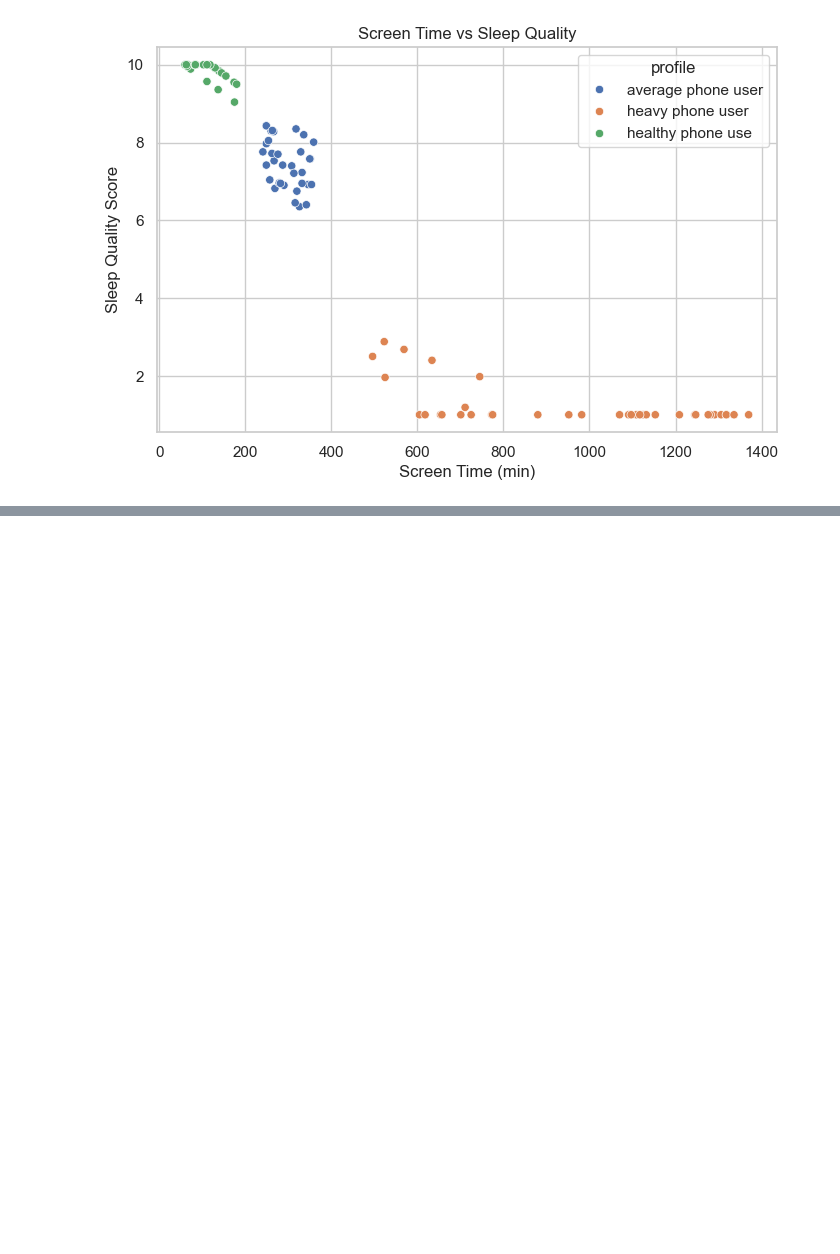
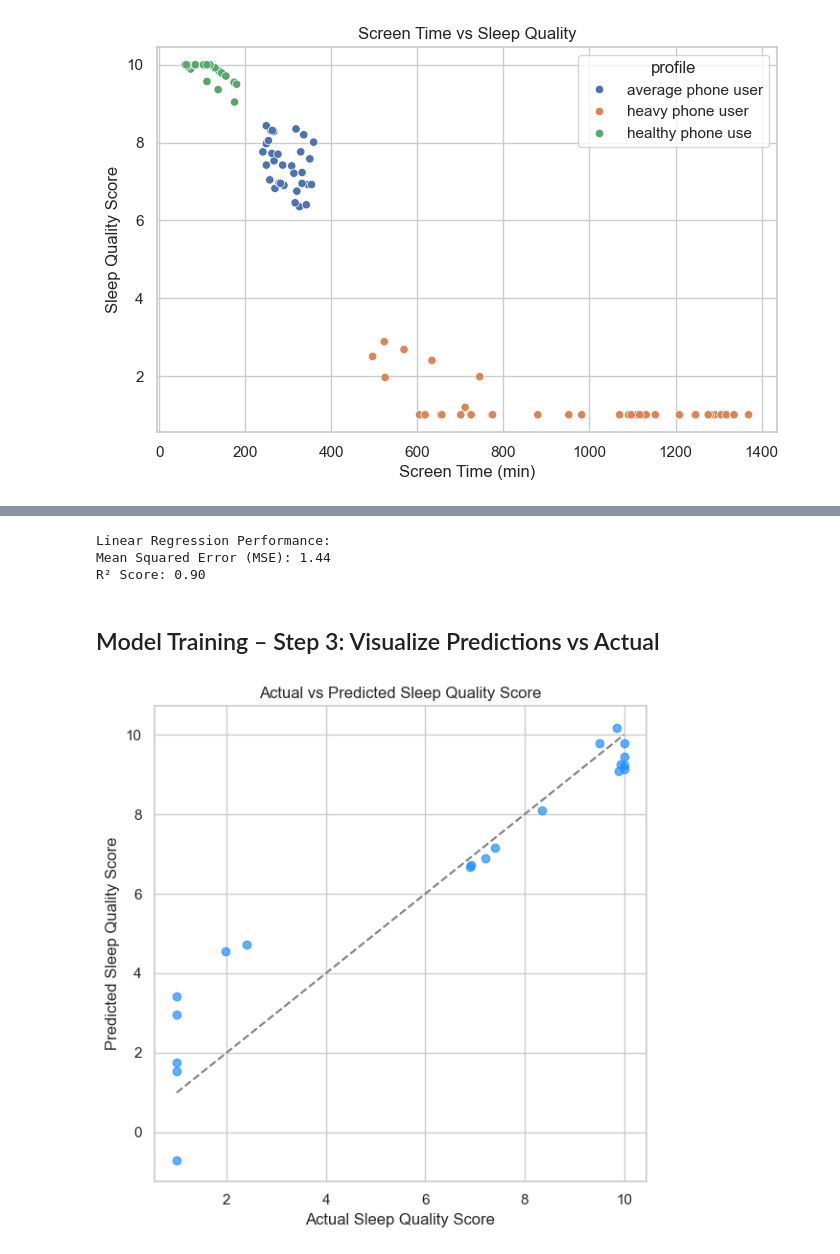
Before and after one commit to AchrafEssaleh/ai-personal-project-01-sleep-quality, a Jupyter notebook: EDA_sleep_analysis.ipynb, the cells around one changed output, grey strips where cells are left out. Drawn from its saved outputs; the diff is of its cells as text; code cells hidden in the pictures; blank space fills up the shorter version.

Commit message:
EDA, modeling, Streamlit app

```diff
--- a/EDA_sleep_analysis.ipynb
+++ b/EDA_sleep_analysis.ipynb
@@ -107,0 +129,10 @@ plt.show()
+# %%
+from sklearn.model_selection import train_test_split
+
+# Split the data into training and testing sets (80% train, 20% test)
+X_train, X_test, y_train, y_test = train_test_split(
+    X, y, test_size=0.2, random_state=42
+)
+
+print("Training samples:", len(X_train))
+print("Testing samples:", len(X_test))
@@ -107,0 +148,40 @@ plt.show()
+# %%
+# Train a Linear Regression model as a baseline
+from sklearn.linear_model import LinearRegression
+from sklearn.metrics import mean_squared_error, r2_score
+
+# Initialize and train the model
+lr_model = LinearRegression()
+lr_model.fit(X_train, y_train)
+
+# Predict on the test set
+y_pred = lr_model.predict(X_test)
+
+# Evaluate model performance
+mse = mean_squared_error(y_test, y_pred)
+r2 = r2_score(y_test, y_pred)
+
+print("Linear Regression Performance:")
+print(f"Mean Squared Error (MSE): {mse:.2f}")
+print(f"R² Score: {r2:.2f}")
+# %% [output]
+Linear Regression Performance:
+Mean Squared Error (MSE): 1.44
+R² Score: 0.90
+# %% [markdown]
+## Model Training – Step 3: Visualize Predictions vs Actual
+# %%
+import matplotlib.pyplot as plt
+
+# Scatter plot: true vs predicted values
+plt.figure(figsize=(6, 6))
+plt.scatter(y_test, y_pred, color='dodgerblue', alpha=0.7)
+plt.plot([y_test.min(), y_test.max()], [y_test.min(), y_test.max()], '--', color='gray')  # Ligne parfaite
+plt.xlabel('Actual Sleep Quality Score')
+plt.ylabel('Predicted Sleep Quality Score')
+plt.title('Actual vs Predicted Sleep Quality Score')
+plt.grid(True)
+plt.tight_layout()
+plt.show()
+# %% [output]
+[figure, added]
```
Also changed, not shown: parts of 29 cells of this notebook, 3 other files.
